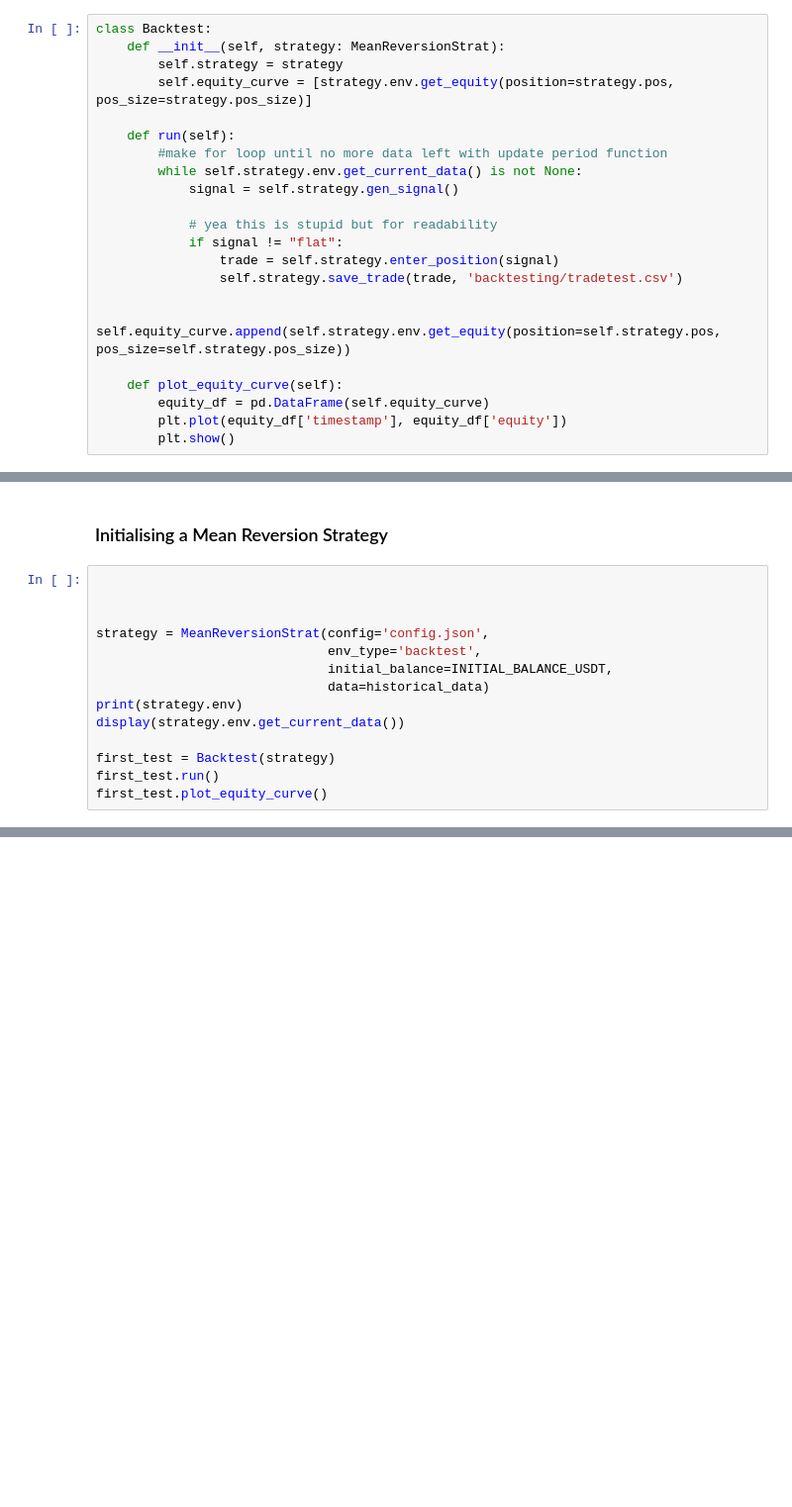
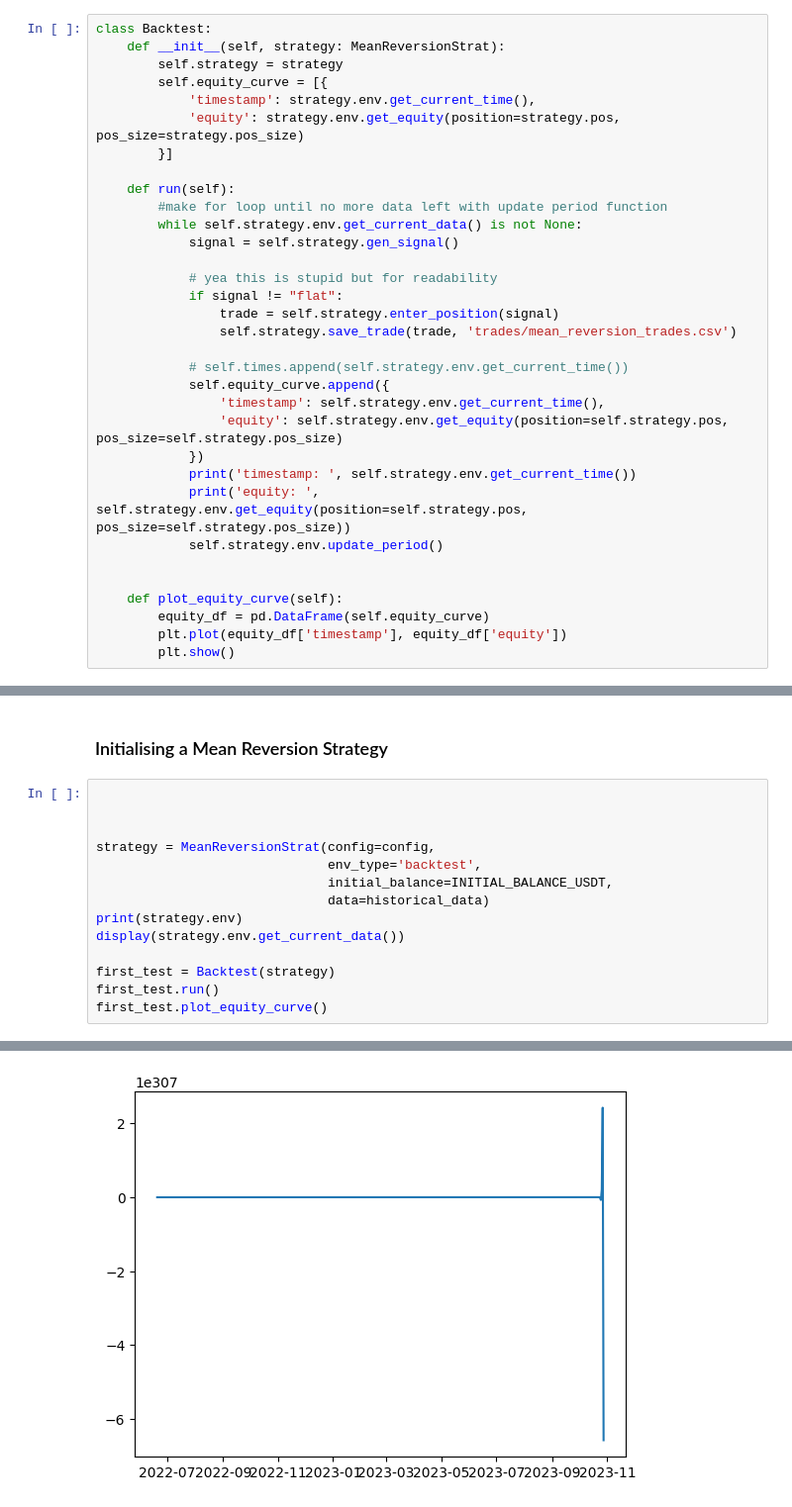
Before and after one commit to fatdadat/trading-algo, a Jupyter notebook: backtesting/backtest.ipynb, the cells around one changed output, grey strips where cells are left out. Shown at 99% size. Saved outputs shown, nothing was run; the diff lists cells and outputs as text; blank space fills up the shorter version.

Commit message:
fixed equity graph issue

```diff
--- a/backtesting/backtest.ipynb
+++ b/backtesting/backtest.ipynb
@@ -26,7 +32,10 @@ TRADING_FEES = 0.001  # 0.1% maker/taker fee on Binance
 class Backtest:
     def __init__(self, strategy: MeanReversionStrat):
         self.strategy = strategy
-        self.equity_curve = [strategy.env.get_equity(position=strategy.pos, pos_size=strategy.pos_size)]
+        self.equity_curve = [{
+            'timestamp': strategy.env.get_current_time(),
+            'equity': strategy.env.get_equity(position=strategy.pos, pos_size=strategy.pos_size)
+        }]
 
     def run(self):
         #make for loop until no more data left with update period function
@@ -36,9 +45,17 @@ class Backtest:
             # yea this is stupid but for readability
             if signal != "flat":
                 trade = self.strategy.enter_position(signal)
-                self.strategy.save_trade(trade, 'backtesting/tradetest.csv')
+                self.strategy.save_trade(trade, 'trades/mean_reversion_trades.csv')
 
-            self.equity_curve.append(self.strategy.env.get_equity(position=self.strategy.pos, pos_size=self.strategy.pos_size))
+            # self.times.append(self.strategy.env.get_current_time())
+            self.equity_curve.append({
+                'timestamp': self.strategy.env.get_current_time(),
+                'equity': self.strategy.env.get_equity(position=self.strategy.pos, pos_size=self.strategy.pos_size)
+            })
+            print('timestamp: ', self.strategy.env.get_current_time())
+            print('equity: ', self.strategy.env.get_equity(position=self.strategy.pos, pos_size=self.strategy.pos_size))
+            self.strategy.env.update_period()
+
 
     def plot_equity_curve(self):
         equity_df = pd.DataFrame(self.equity_curve)
@@ -76,7 +93,7 @@ display(historical_data)
 
 
 
-strategy = MeanReversionStrat(config='config.json',
+strategy = MeanReversionStrat(config=config,
                               env_type='backtest',
                               initial_balance=INITIAL_BALANCE_USDT,
                               data=historical_data)
@@ -92,3 +155,4 @@ AttributeError: 'BacktestingEnvironment' object has no attribute 'get_current_da
+[figure, added]
 # %%
 class Backtest:
     def __init__(self, strategy, data, initial_balance):
```
Also changed, not shown: parts of 4 cells of this notebook, 3 other files.
